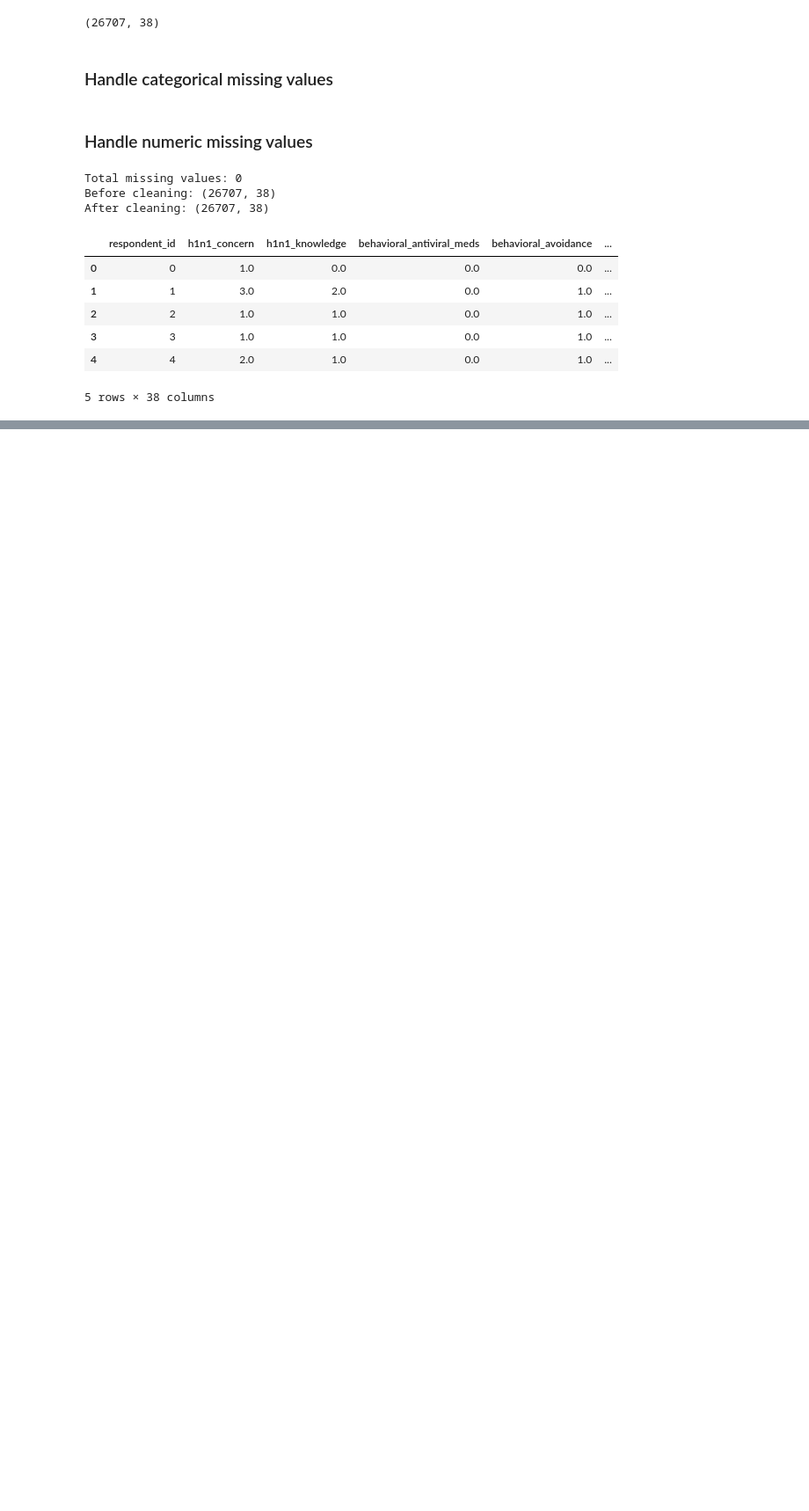
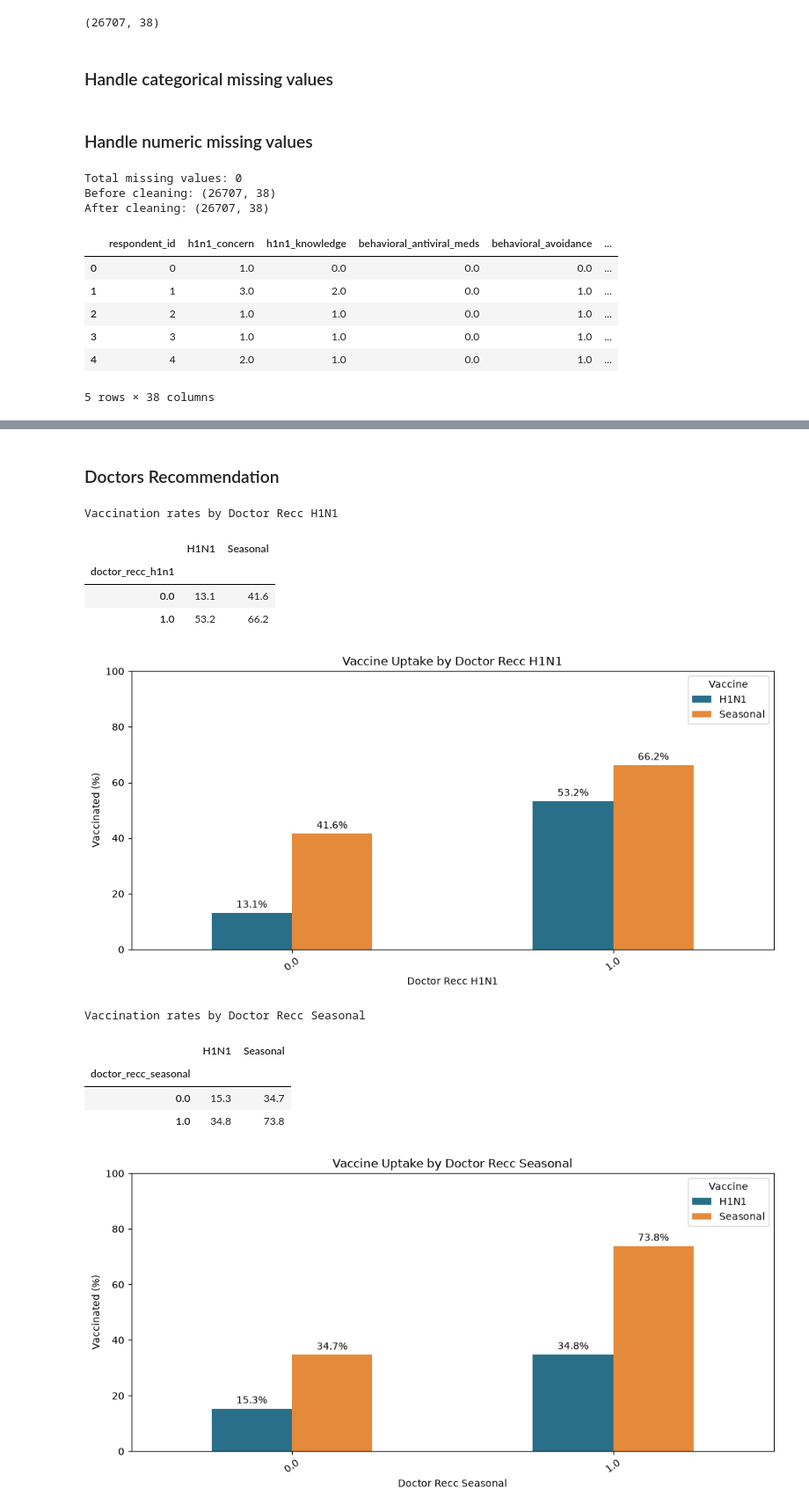
Before and after one commit to Odose-dev/Vaccine_Prediction_Team_5, a Jupyter notebook: notebook/01_eda.ipynb, the cells around one changed output, grey strips where cells are left out. Shown at 88% size. Saved outputs shown, nothing was run; the diff lists cells and outputs as text; code cells hidden in the pictures; blank space fills up the shorter version.

```diff
--- a/notebook/01_eda.ipynb
+++ b/notebook/01_eda.ipynb
@@ -466,0 +734,72 @@ After cleaning: (26707, 38)
+# %% [markdown]
+### Doctors Recommendation
+# %%
+for feature in doctor_features:
+
+    # Calculate vaccination rates for the current feature
+    rates = (
+        cleaned_train_data_df
+        .groupby(feature)[
+            ["h1n1_vaccine", "seasonal_vaccine"]
+        ]
+        .mean()
+        .mul(100)
+        .rename(
+            columns={
+                "h1n1_vaccine": "H1N1",
+                "seasonal_vaccine": "Seasonal"
+            }
+        )
+    )
+
+    # Create a readable feature name
+    feature_name = (
+        feature
+        .replace("_", " ")
+        .title()
+    )
+
+    # Display the percentage table
+    print(f"\nVaccination rates by {feature_name}")
+    display(rates.round(1))
+
+    # Create the chart
+    ax = rates.plot(
+        kind="bar",
+        figsize=(10, 5),
+        color=["#2A6F8A", "#E58A3A"]
+    )
+
+    # Add percentage labels above every bar
+    for container in ax.containers:
+        ax.bar_label(
+            container,
+            fmt="%.1f%%",
+            padding=3
+        )
+
+    # Format the chart
+    plt.title(
+        f"Vaccine Uptake by {feature_name}"
+    )
+
+    plt.xlabel(feature_name)
+    plt.ylabel("Vaccinated (%)")
+    plt.ylim(0, 100)
+    plt.xticks(rotation=35)
+    plt.legend(title="Vaccine")
+    plt.tight_layout()
+    plt.show()
+# %% [output]
+Vaccination rates by Doctor Recc H1N1
+|  | H1N1 | Seasonal |
+| doctor_recc_h1n1 |  |  |
+| 0.0 | 13.1 | 41.6 |
+| 1.0 | 53.2 | 66.2 |
+[figure, added]
+Vaccination rates by Doctor Recc Seasonal
+|  | H1N1 | Seasonal |
+| doctor_recc_seasonal |  |  |
+| 0.0 | 15.3 | 34.7 |
+| 1.0 | 34.8 | 73.8 |
+[figure, added]
```
Also changed, not shown: parts of 15 cells of this notebook, 1 other file.
